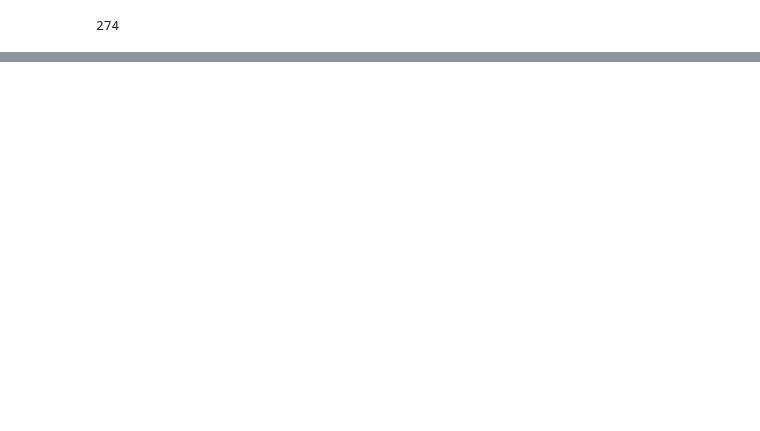
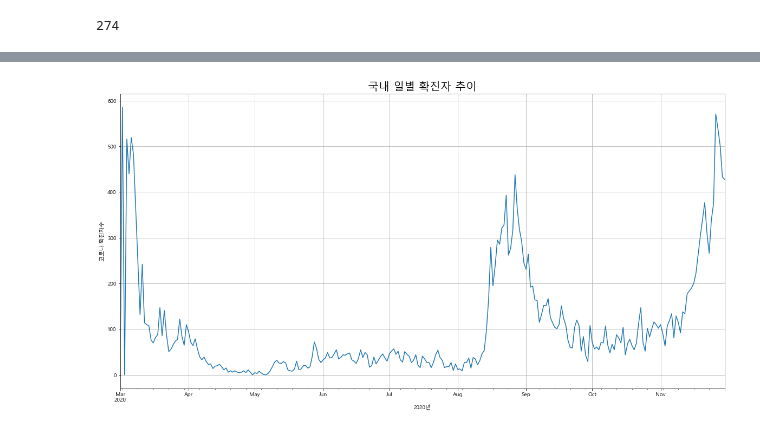
Before and after one commit to EGEG1212/Data-Analysis-2020, a Jupyter notebook: 09.Covid-19/02s_Covid-19.ipynb, the cells around one changed output, grey strips where cells are left out. Drawn from its saved outputs; the diff is of its cells as text; code cells hidden in the pictures; blank space fills up the shorter version.

```diff
--- a/09.Covid-19/02s_Covid-19.ipynb
+++ b/09.Covid-19/02s_Covid-19.ipynb
@@ -236,0 +271,10 @@ corona.to_csv('./data/전국 시도별 코로나 현황.csv', sep=',', encoding=
+# %%
+#불필요한컬럼삭제
+del corona_raw['Unnamed: 0']
+del corona_raw['Unnamed: 0.1']
+corona_raw = corona_raw.set_index(corona_raw['일자'])
+del corona_raw['일자']
+del corona_raw['검역']
+del corona_raw['합계'] #증감율 마이너스값이 반영된 부정확한 합계라 삭제
+corona_raw = corona_raw.astype(int) #경기와 합계부분 dtype이 float64라서 int로 변경
+corona_raw.tail()  #마이너스를... 우짤꼬... 0으로 변환해야겠지?
@@ -236,0 +289,3 @@ corona.to_csv('./data/전국 시도별 코로나 현황.csv', sep=',', encoding=
+# %%
+corona_raw[corona_raw < 0] = 0  # 0미만의 값을 0으로 변환
+corona_raw.tail()
@@ -236,0 +300,3 @@ corona.to_csv('./data/전국 시도별 코로나 현황.csv', sep=',', encoding=
+# %%
+corona_raw['합계'] = corona_raw.sum(axis=1)  #이것이 진짜 합계다!!
+corona_raw.tail() # corona_raw는 행확진일, 열지역, 일별합계로 구성된 dataframe이다.
@@ -236,0 +386,17 @@ corona.to_csv('./data/전국 시도별 코로나 현황.csv', sep=',', encoding=
+# %%
+import platform
+import matplotlib as mpl
+import matplotlib.pyplot as plt
+import seaborn as sns
+%matplotlib inline
+mpl.rc('font', family='Malgun Gothic')
+mpl.rc('axes', unicode_minus=False)
+# %%
+## 일자별 확진자 추이
+corona_raw['합계'].plot(grid=True, figsize=(20,10))
+plt.title('국내 일별 확진자 추이', fontsize=20)
+plt.xlabel('2020년')
+plt.ylabel('코로나 확진자수')
+plt.show()
+# %% [output]
+[figure, added]
```
Also changed, not shown: parts of 52 cells of this notebook, 1 other file.
